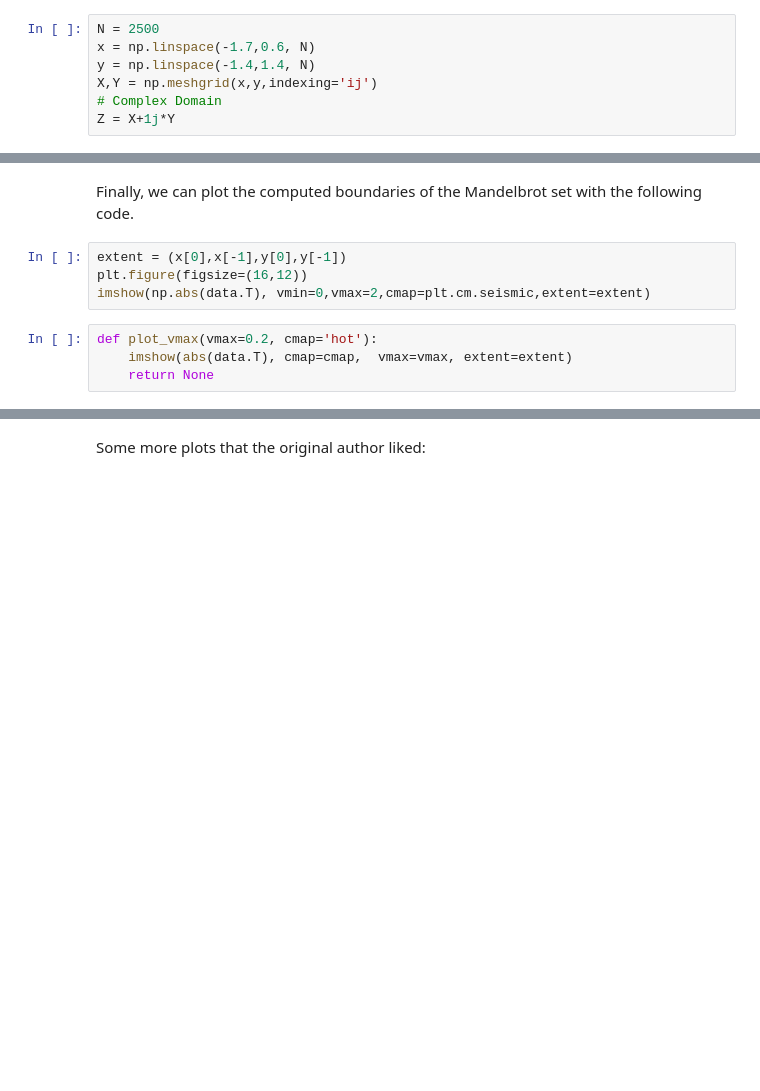
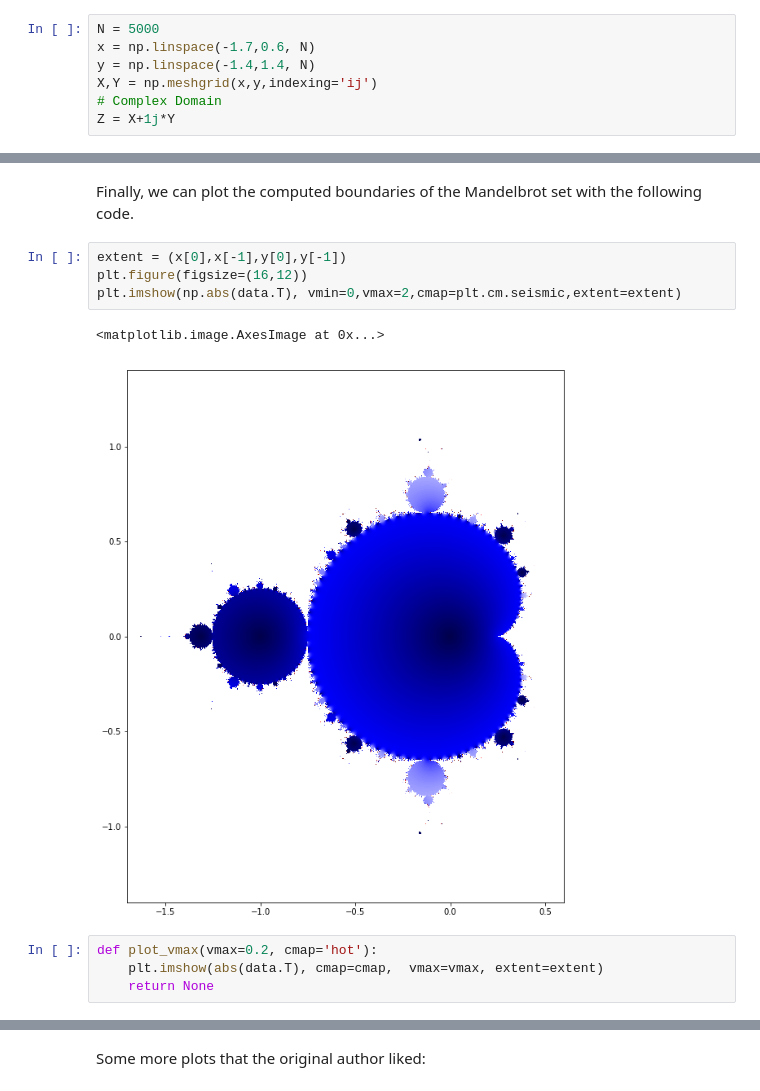
Before and after one commit to jyalim/RCworkshops, a Jupyter notebook: data-python/numpy-example/Mandelbrot.ipynb, the cells around one changed output, grey strips where cells are left out. Saved outputs shown, nothing was run; the diff lists cells and outputs as text; blank space fills up the shorter version.

```diff
--- a/data-python/numpy-example/Mandelbrot.ipynb
+++ b/data-python/numpy-example/Mandelbrot.ipynb
@@ -31,7 +31,7 @@ def f(z, n=100, power=2):
 # %% [markdown]
 The python function above is evaluated on a grid defined in the next cell. The density of this grid has a quadratic effect on the computation time (up until a critical $N$).
 # %%
-N = 2500
+N = 5000
 x = np.linspace(-1.7,0.6, N)
 y = np.linspace(-1.4,1.4, N)
 X,Y = np.meshgrid(x,y,indexing='ij')
@@ -53,10 +66,13 @@ Finally, we can plot the computed boundaries of the Mandelbrot set with the foll
 # %%
 extent = (x[0],x[-1],y[0],y[-1])
 plt.figure(figsize=(16,12))
-imshow(np.abs(data.T), vmin=0,vmax=2,cmap=plt.cm.seismic,extent=extent)
+plt.imshow(np.abs(data.T), vmin=0,vmax=2,cmap=plt.cm.seismic,extent=extent)
+# %% [output]
+<matplotlib.image.AxesImage at 0x...>
+[figure, added]
 # %%
 def plot_vmax(vmax=0.2, cmap='hot'):
-    imshow(abs(data.T), cmap=cmap,  vmax=vmax, extent=extent)
+    plt.imshow(abs(data.T), cmap=cmap,  vmax=vmax, extent=extent)
     return None
 # %%
 plot_vmax(vmax=2)
```
Also changed, not shown: parts of 5 cells of this notebook, 5 other files.
